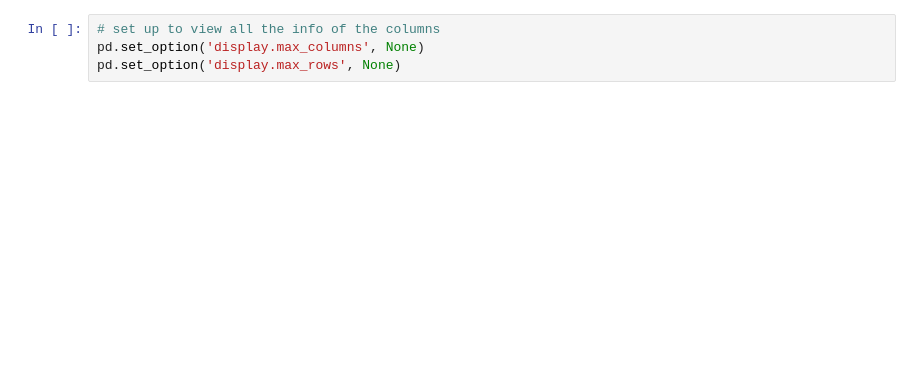
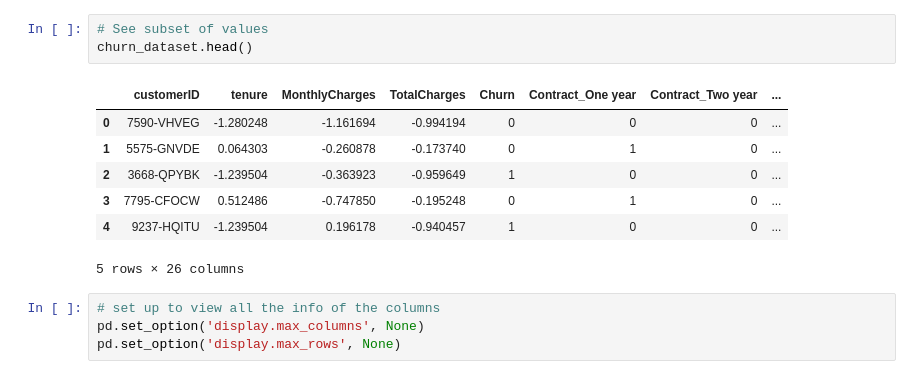
Before and after one commit to kimchung04/Telco_Customer_Churn, a Jupyter notebook: Telco_Customer_Churn_Analysis.ipynb, the cells around one changed output. Drawn from its saved outputs; the diff is of its cells as text; blank space fills up the shorter version.

```diff
--- a/Telco_Customer_Churn_Analysis.ipynb
+++ b/Telco_Customer_Churn_Analysis.ipynb
@@ -21,3 +232,14 @@ df_churn.shape
+# %%
+# See subset of values
+churn_dataset.head()
+# %% [output]
+|  | customerID | tenure | MonthlyCharges | TotalCharges | Churn | Contract_One year | Contract_Two year | ... |
+| 0 | 7590-VHVEG | -1.280248 | -1.161694 | -0.994194 | 0 | 0 | 0 | ... |
+| 1 | 5575-GNVDE | 0.064303 | -0.260878 | -0.173740 | 0 | 1 | 0 | ... |
+| 2 | 3668-QPYBK | -1.239504 | -0.363923 | -0.959649 | 1 | 0 | 0 | ... |
+| 3 | 7795-CFOCW | 0.512486 | -0.747850 | -0.195248 | 0 | 1 | 0 | ... |
+| 4 | 9237-HQITU | -1.239504 | 0.196178 | -0.940457 | 1 | 0 | 0 | ... |
+5 rows × 26 columns
 # %%
 # set up to view all the info of the columns
 pd.set_option('display.max_columns', None)
```
Also changed, not shown: parts of 37 cells of this notebook, 1 other file.
